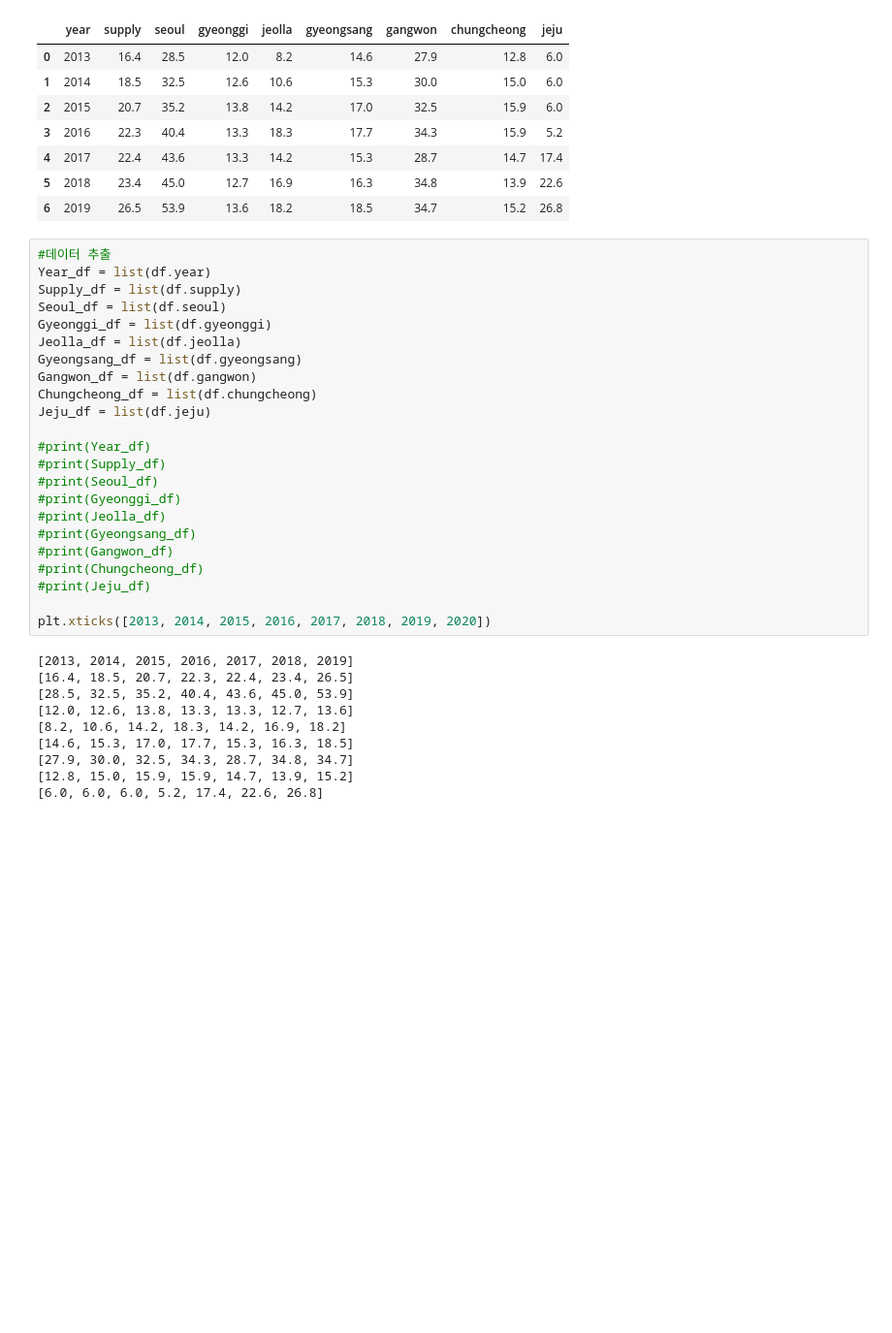
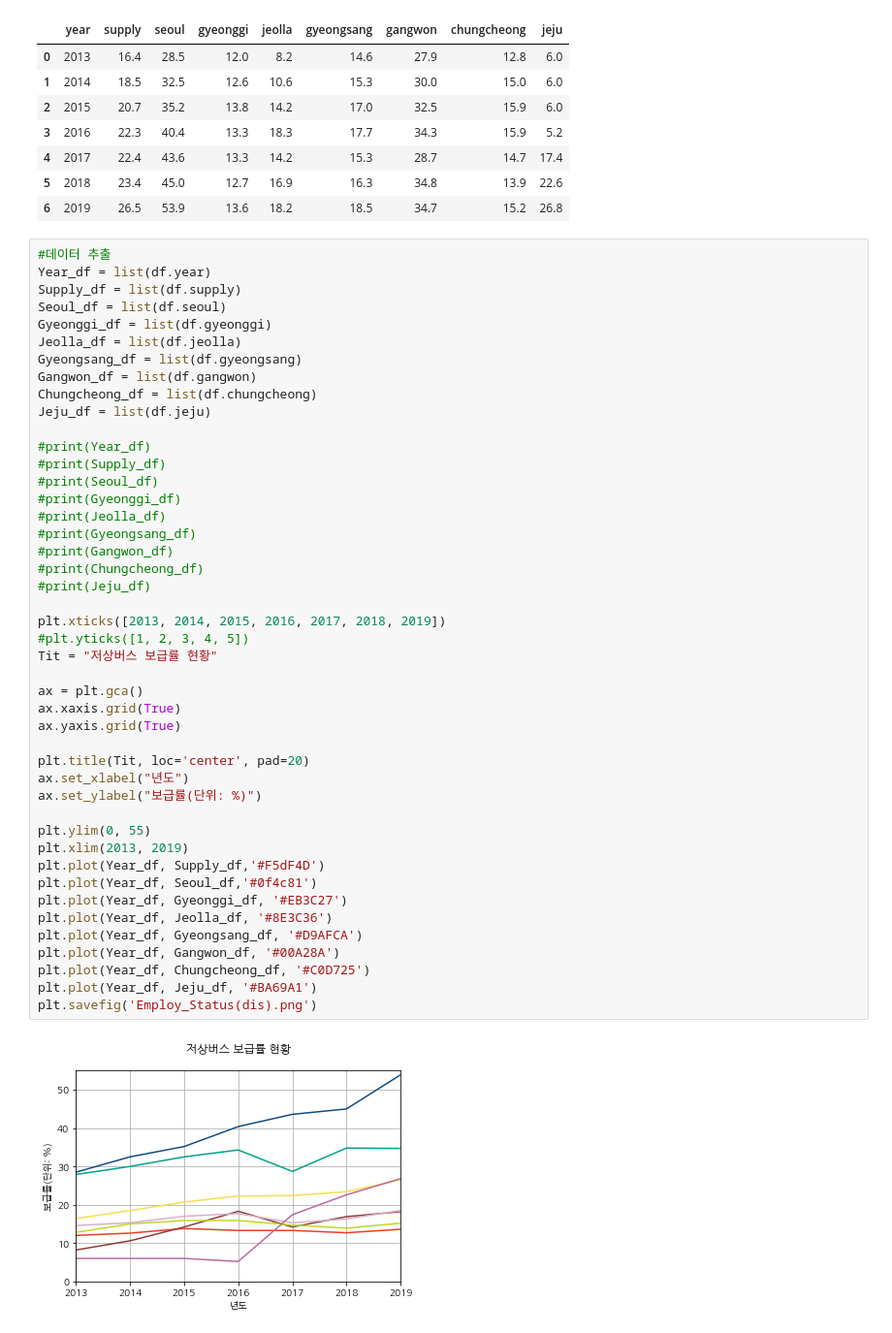
Before and after one commit to modeep/the-modeep, a Jupyter notebook: bus/bus.ipynb, the cells around one changed output. Shown: that part at 97% size. Cells and saved outputs as stored; diff of their text form; blank space fills up the shorter version.

```diff
--- a/bus/bus.ipynb
+++ b/bus/bus.ipynb
@@ -59,33 +59,47 @@ df
 # %%
 #데이터 추출
 Year_df = list(df.year)
 Supply_df = list(df.supply)
 Seoul_df = list(df.seoul)
 Gyeonggi_df = list(df.gyeonggi)
 Jeolla_df = list(df.jeolla)
 Gyeongsang_df = list(df.gyeongsang)
 Gangwon_df = list(df.gangwon)
 Chungcheong_df = list(df.chungcheong)
 Jeju_df = list(df.jeju)
 
 #print(Year_df)
 #print(Supply_df)
 #print(Seoul_df)
 #print(Gyeonggi_df)
 #print(Jeolla_df)
 #print(Gyeongsang_df)
 #print(Gangwon_df)
 #print(Chungcheong_df)
 #print(Jeju_df)
 
-plt.xticks([2013, 2014, 2015, 2016, 2017, 2018, 2019, 2020])
+plt.xticks([2013, 2014, 2015, 2016, 2017, 2018, 2019])
+#plt.yticks([1, 2, 3, 4, 5])
+Tit = "저상버스 보급률 현황"
+
+ax = plt.gca()
+ax.xaxis.grid(True)
+ax.yaxis.grid(True)
+
+plt.title(Tit, loc='center', pad=20)
+ax.set_xlabel("년도")
+ax.set_ylabel("보급률(단위: %)")
+
+plt.ylim(0, 55)
+plt.xlim(2013, 2019)
+plt.plot(Year_df, Supply_df,'#F5dF4D')
+plt.plot(Year_df, Seoul_df,'#0f4c81')
+plt.plot(Year_df, Gyeonggi_df, '#EB3C27')
+plt.plot(Year_df, Jeolla_df, '#8E3C36')
+plt.plot(Year_df, Gyeongsang_df, '#D9AFCA')
+plt.plot(Year_df, Gangwon_df, '#00A28A')
+plt.plot(Year_df, Chungcheong_df, '#C0D725')
+plt.plot(Year_df, Jeju_df, '#BA69A1')
+plt.savefig('Employ_Status(dis).png')
 # %% [output]
-[2013, 2014, 2015, 2016, 2017, 2018, 2019]
-[16.4, 18.5, 20.7, 22.3, 22.4, 23.4, 26.5]
-[28.5, 32.5, 35.2, 40.4, 43.6, 45.0, 53.9]
-[12.0, 12.6, 13.8, 13.3, 13.3, 12.7, 13.6]
-[8.2, 10.6, 14.2, 18.3, 14.2, 16.9, 18.2]
-[14.6, 15.3, 17.0, 17.7, 15.3, 16.3, 18.5]
-[27.9, 30.0, 32.5, 34.3, 28.7, 34.8, 34.7]
-[12.8, 15.0, 15.9, 15.9, 14.7, 13.9, 15.2]
-[6.0, 6.0, 6.0, 5.2, 17.4, 22.6, 26.8]
+[figure, added]
```
Also changed, not shown: 1 other file.
